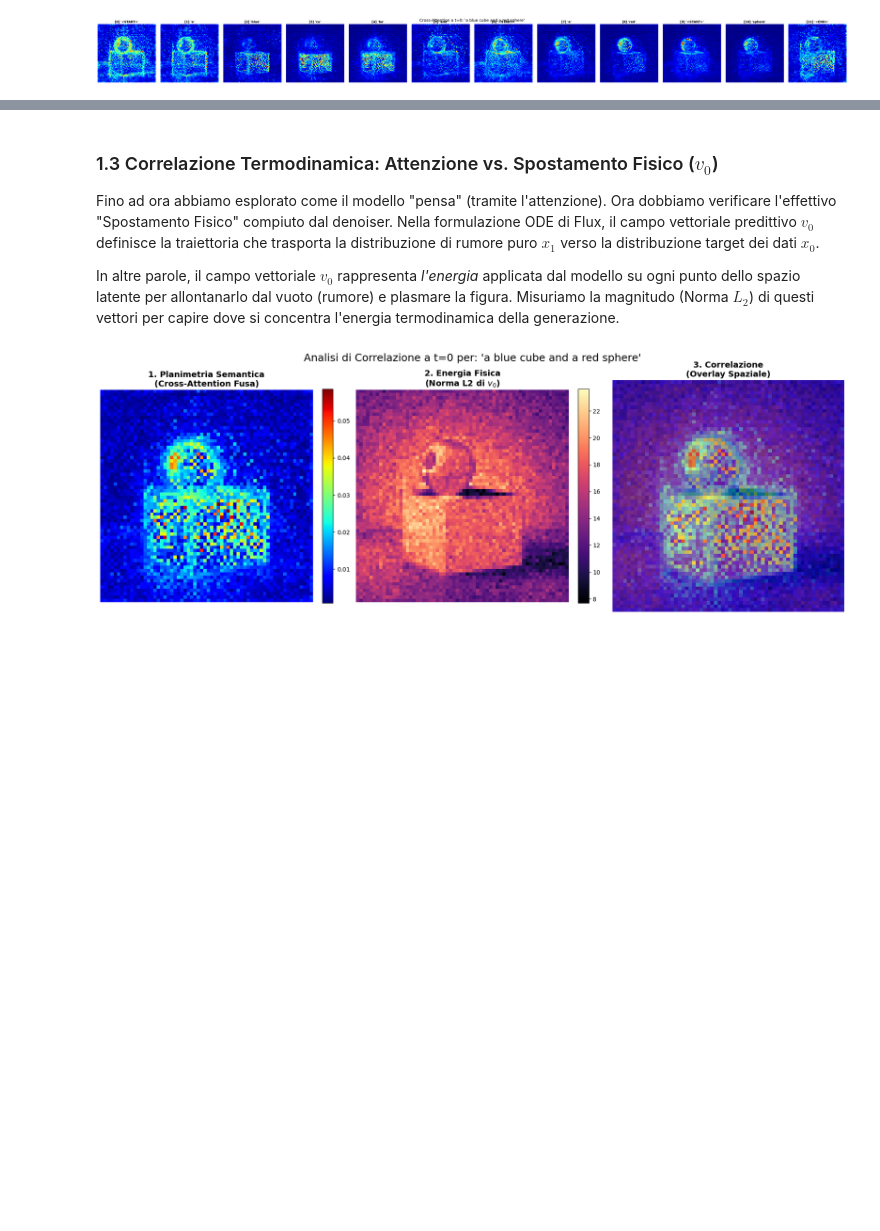
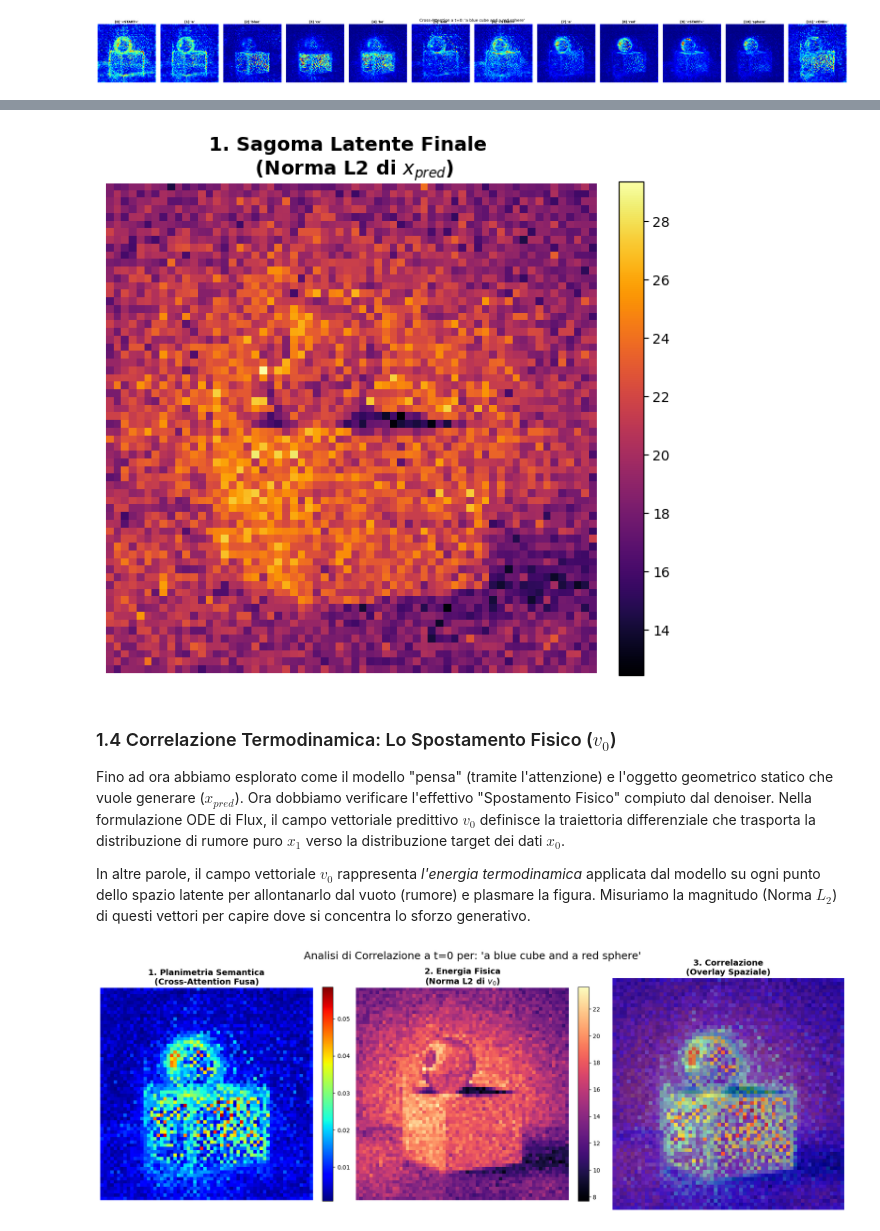
Before and after one commit to PtrTella/FlowStitch, a Jupyter notebook: local_analysis/01_topological_analysis.ipynb, the cells around one changed output, grey strips where cells are left out. Cells and saved outputs as stored; diff of their text form; code cells hidden in the pictures; blank space fills up the shorter version.

```diff
--- a/local_analysis/01_topological_analysis.ipynb
+++ b/local_analysis/01_topological_analysis.ipynb
@@ -150,9 +158,27 @@ plt.show()
+# %%
+# 1. Calcolo della Magnitudo Fisica di x_pred (Norma L2 sui 64 canali)
+# x_pred shape: [1, 4096, 64]
+xpred_magnitude = torch.norm(x_pred, p=2, dim=-1)
+
+# 2. Reshape in 2D (64x64) per la visualizzazione
+xpred_img = xpred_magnitude.squeeze(0).view(64, 64).float().numpy()
+
+# Plot
+plt.figure(figsize=(6, 6))
+plt.imshow(xpred_img, cmap='inferno')
+plt.title("1. Sagoma Latente Finale \n (Norma L2 di $x_{pred}$)", fontsize=14, fontweight='bold')
+plt.axis('off')
+plt.colorbar(fraction=0.046, pad=0.04)
+plt.tight_layout()
+plt.show()
+# %% [output]
+[figure, added]
 # %% [markdown]
-### 1.3 Correlazione Termodinamica: Attenzione vs. Spostamento Fisico ($v_0$)
+### 1.4 Correlazione Termodinamica: Lo Spostamento Fisico ($v_0$)
 
-Fino ad ora abbiamo esplorato come il modello "pensa" (tramite l'attenzione). Ora dobbiamo verificare l'effettivo "Spostamento Fisico" compiuto dal denoiser. Nella formulazione ODE di Flux, il campo vettoriale predittivo $v_0$ definisce la traiettoria che trasporta la distribuzione di rumore puro $x_1$ verso la distribuzione target dei dati $x_0$.
+Fino ad ora abbiamo esplorato come il modello "pensa" (tramite l'attenzione) e l'oggetto geometrico statico che vuole generare ($x_{pred}$). Ora dobbiamo verificare l'effettivo "Spostamento Fisico" compiuto dal denoiser. Nella formulazione ODE di Flux, il campo vettoriale predittivo $v_0$ definisce la traiettoria differenziale che trasporta la distribuzione di rumore puro $x_1$ verso la distribuzione target dei dati $x_0$.
 
-In altre parole, il campo vettoriale $v_0$ rappresenta *l'energia* applicata dal modello su ogni punto dello spazio latente per allontanarlo dal vuoto (rumore) e plasmare la figura. Misuriamo la magnitudo (Norma $L_2$) di questi vettori per capire dove si concentra l'energia termodinamica della generazione.
+In altre parole, il campo vettoriale $v_0$ rappresenta *l'energia termodinamica* applicata dal modello su ogni punto dello spazio latente per allontanarlo dal vuoto (rumore) e plasmare la figura. Misuriamo la magnitudo (Norma $L_2$) di questi vettori per capire dove si concentra lo sforzo generativo.
 # %%
 # 1. Calcolo della Magnitudo Fisica di v0 (Norma L2 sui 64 canali latenti)
 # v0_velocity shape: [1, 4096, 64]
```
Also changed, not shown: parts of 3 cells of this notebook, 8 other files.
